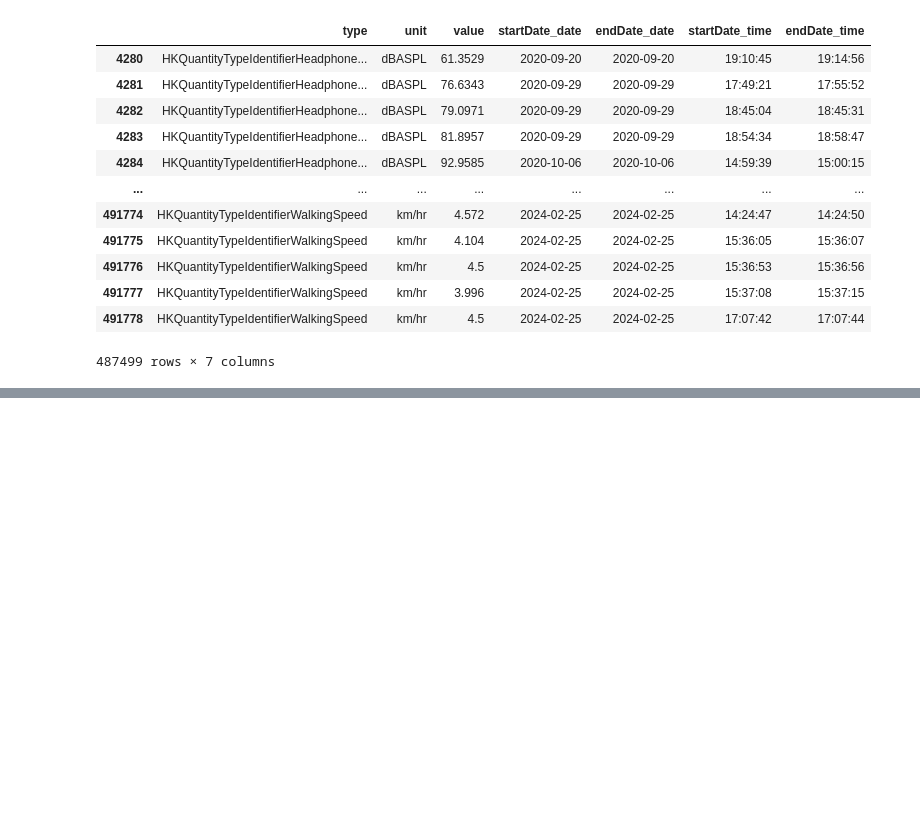
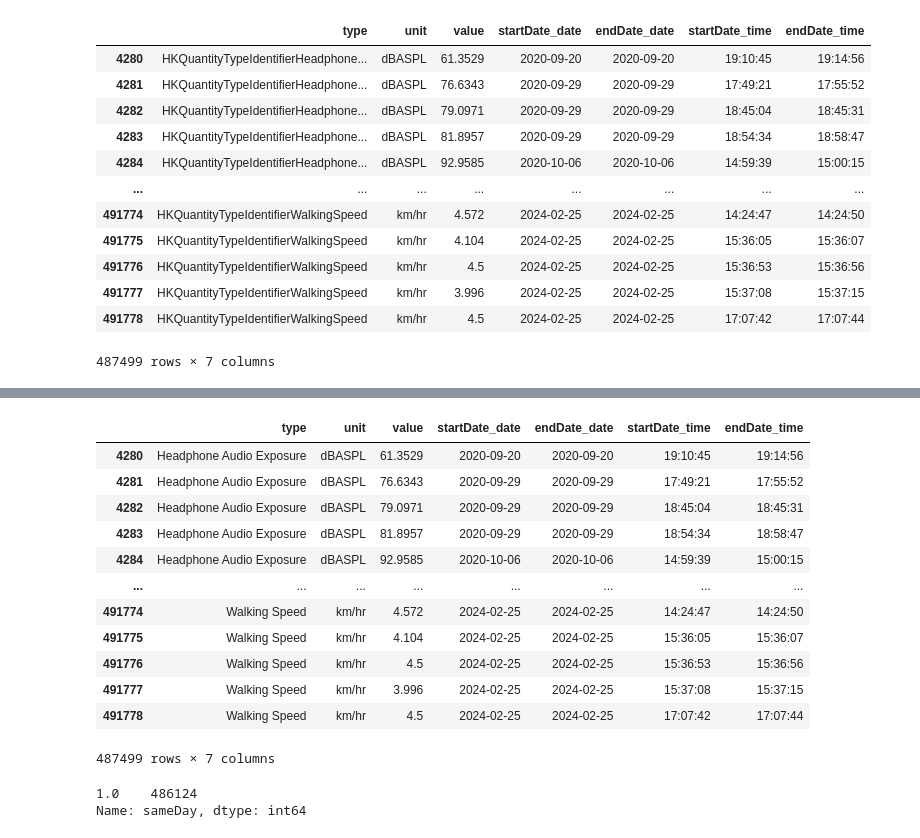
Before and after one commit to Sebastian-Cordova-Mendoza/Healthcare-Analytics-with-Hugging-Face-Models, a Jupyter notebook: fromXMLtoCleanData.ipynb, the cells around one changed output, grey strips where cells are left out. Saved outputs shown, nothing was run; the diff lists cells and outputs as text; code cells hidden in the pictures; blank space fills up the shorter version.

```diff
--- a/fromXMLtoCleanData.ipynb
+++ b/fromXMLtoCleanData.ipynb
@@ -201,0 +210,41 @@ df_values
+# %%
+rename_type = {
+ 'HKQuantityTypeIdentifierStepCount': 'Steps',
+ 'HKQuantityTypeIdentifierDistanceWalkingRunning': 'Distance Walking Running',
+ 'HKQuantityTypeIdentifierWalkingSpeed': 'Walking Speed',
+ 'HKQuantityTypeIdentifierWalkingStepLength': 'Walking Step Length',
+ 'HKQuantityTypeIdentifierHeadphoneAudioExposure': 'Headphone Audio Exposure',
+ 'HKQuantityTypeIdentifierWalkingDoubleSupportPercentage': 'Walking Double Support Percentage',
+ 'HKQuantityTypeIdentifierBasalEnergyBurned': 'Basal Energy Burned',
+ 'HKQuantityTypeIdentifierActiveEnergyBurned': 'Active Energy Burned',
+ 'HKQuantityTypeIdentifierWalkingAsymmetryPercentage': 'Walking Asymmetry Percentage',
+ 'HKQuantityTypeIdentifierFlightsClimbed': 'Flights Climbed',
+ 'HKQuantityTypeIdentifierAppleWalkingSteadiness': 'Walking Steadiness',
+ 'HKDataTypeSleepDurationGoal': 'Duration Goal',
+ 'HKQuantityTypeIdentifierHeight': 'Height',
+ 'HKQuantityTypeIdentifierBodyMass': 'BodyMass'}
+# %%
+df_values.type = df_values.type.map(rename_type)
+# %%
+df_values
+# %% [output]
+|  | type | unit | value | startDate_date | endDate_date | startDate_time | endDate_time |
+| 4280 | Headphone Audio Exposure | dBASPL | 61.3529 | 2020-09-20 | 2020-09-20 | 19:10:45 | 19:14:56 |
+| 4281 | Headphone Audio Exposure | dBASPL | 76.6343 | 2020-09-29 | 2020-09-29 | 17:49:21 | 17:55:52 |
+| 4282 | Headphone Audio Exposure | dBASPL | 79.0971 | 2020-09-29 | 2020-09-29 | 18:45:04 | 18:45:31 |
+| 4283 | Headphone Audio Exposure | dBASPL | 81.8957 | 2020-09-29 | 2020-09-29 | 18:54:34 | 18:58:47 |
+| 4284 | Headphone Audio Exposure | dBASPL | 92.9585 | 2020-10-06 | 2020-10-06 | 14:59:39 | 15:00:15 |
+| ... | ... | ... | ... | ... | ... | ... | ... |
+| 491774 | Walking Speed | km/hr | 4.572 | 2024-02-25 | 2024-02-25 | 14:24:47 | 14:24:50 |
+| 491775 | Walking Speed | km/hr | 4.104 | 2024-02-25 | 2024-02-25 | 15:36:05 | 15:36:07 |
+| 491776 | Walking Speed | km/hr | 4.5 | 2024-02-25 | 2024-02-25 | 15:36:53 | 15:36:56 |
+| 491777 | Walking Speed | km/hr | 3.996 | 2024-02-25 | 2024-02-25 | 15:37:08 | 15:37:15 |
+| 491778 | Walking Speed | km/hr | 4.5 | 2024-02-25 | 2024-02-25 | 17:07:42 | 17:07:44 |
+487499 rows × 7 columns
+# %%
+# Comprobamos si no hay registros que empiecen en un dia y terminen en otro dia
+df_values.loc[df_values["startDate_date"]==df_values["endDate_date"], 'sameDay']=1
+df_values.sameDay.value_counts()
+# %% [output]
+1.0    486124
+Name: sameDay, dtype: int64
```
Also changed, not shown: parts of 7 cells of this notebook, 2 other files.
